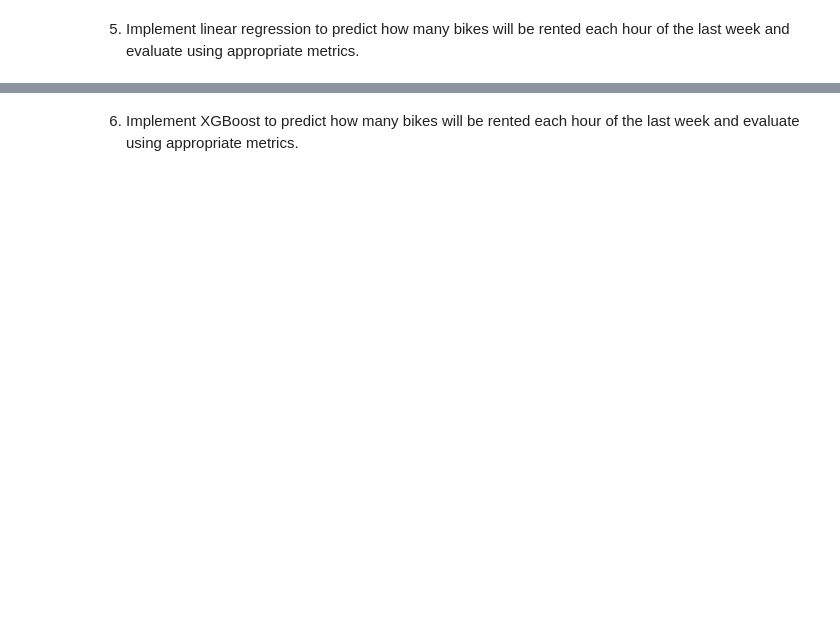
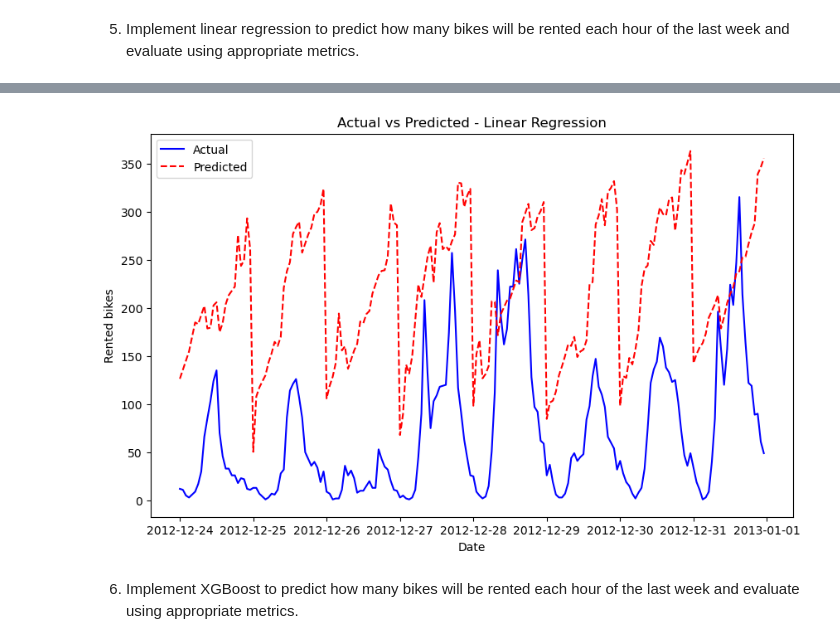
Before and after one commit to MarLaslo/DataScienceRUC, a Jupyter notebook: E5 - Time series.ipynb, the cells around one changed output, grey strips where cells are left out. Drawn from its saved outputs; the diff is of its cells as text; code cells hidden in the pictures; blank space fills up the shorter version.

```diff
--- a/E5 - Time series.ipynb
+++ b/E5 - Time series.ipynb
@@ -127,9 +152,10 @@ y_train_lr = train[['cnt']]
 X_test_lr = test[['season','yr','mnth','hr','weathersit','windspeed']]
 y_test_lr = test[['cnt']]
 
+X_valid_lr = validation[['season','yr','mnth','hr','weathersit','windspeed']]
+y_valid_lr = validation[['cnt']]
+
 
 lr = sm.OLS(y_train_lr, X_train_lr).fit()
 
-lr.summary()
-
-y_pred_lr = lr.predict(X_test_lr)
+print(lr.summary())
@@ -147,3 +194,15 @@ plt.show()
+# %%
+y_pred_v_lr = lr.predict(X_valid_lr)
+plt.figure(figsize=(10, 6))
+plt.plot(y_valid_lr.index, y_valid_lr, label='Actual', color='blue')
+plt.plot(y_valid_lr.index, y_pred_v_lr, label='Predicted', color='red', linestyle='dashed')
+plt.title('Actual vs Predicted - Linear Regression')
+plt.xlabel('Date')
+plt.ylabel('Rented bikes')
+plt.legend()
+plt.show()
+# %% [output]
+[figure, added]
 # %% [markdown]
 6. Implement XGBoost to predict how many bikes will be rented each hour of the last week and evaluate using appropriate metrics.
 # %%
```
Also changed, not shown: parts of 8 cells of this notebook, 3 other files.
